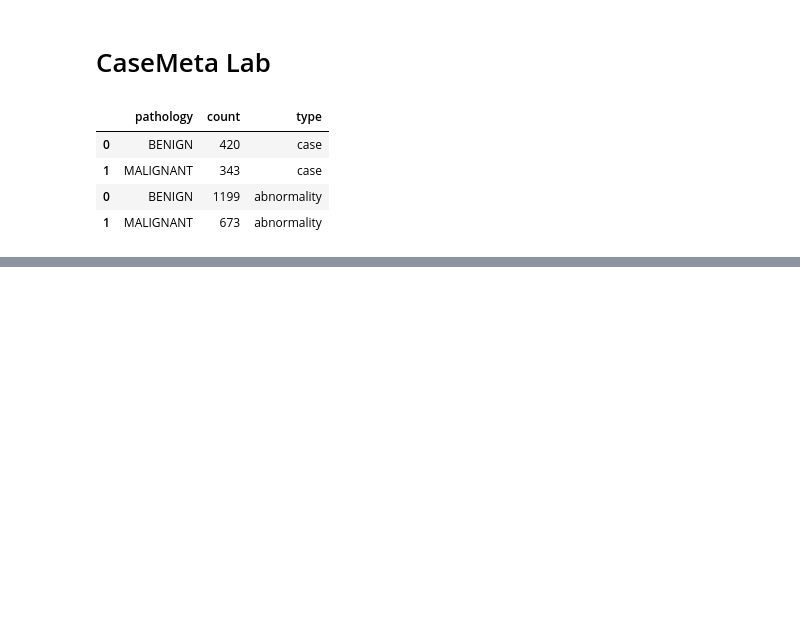
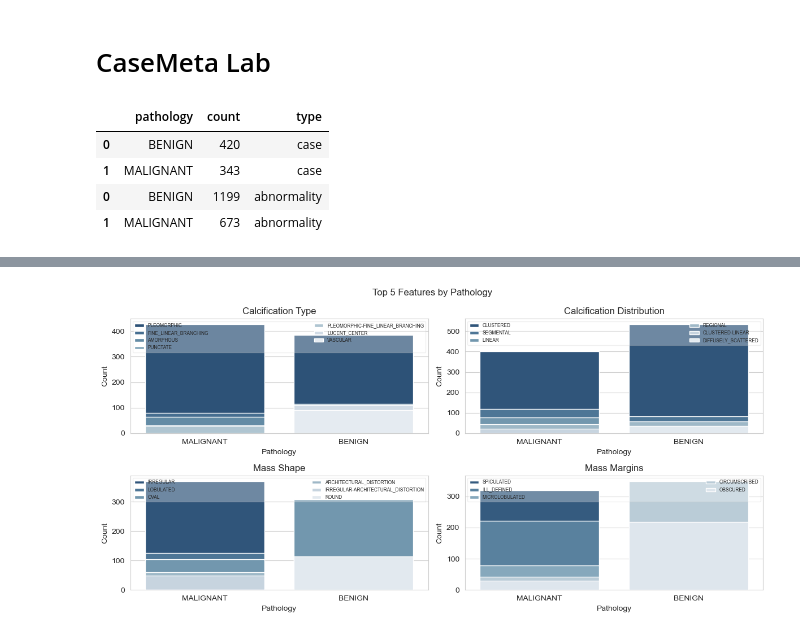
Before and after one commit to john-james-ai/breast_cancer_detection, a Jupyter notebook: notebooks/lab/casemeta.ipynb, the cells around one changed output, grey strips where cells are left out. Drawn from its saved outputs; the diff is of its cells as text; code cells hidden in the pictures; blank space fills up the shorter version.

```diff
--- a/notebooks/lab/casemeta.ipynb
+++ b/notebooks/lab/casemeta.ipynb
@@ -40,0 +50,4 @@ cm.abnormalities(title="Breast Density by Pathology", measure='breast_density',
+# %%
+cm.pathology_feature()
+# %% [output]
+[figure, added]
```
Also changed, not shown: parts of 5 cells of this notebook, 29 other files.
